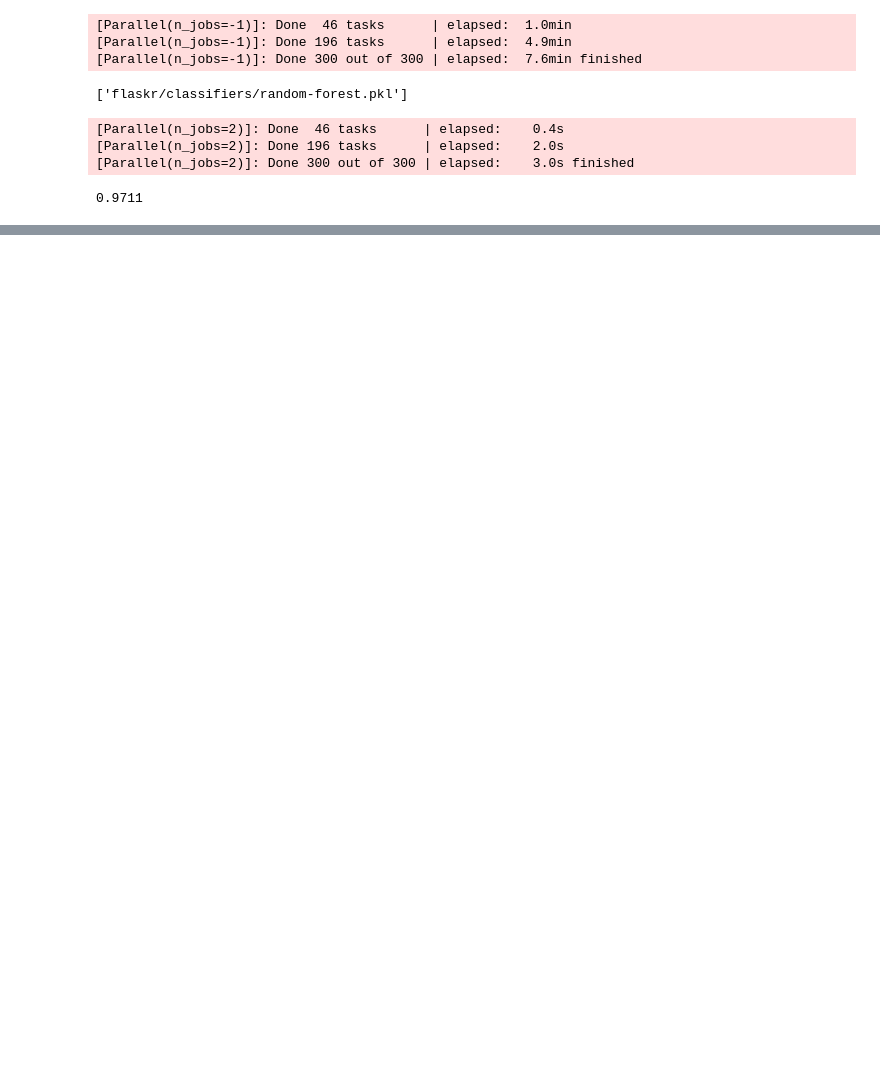
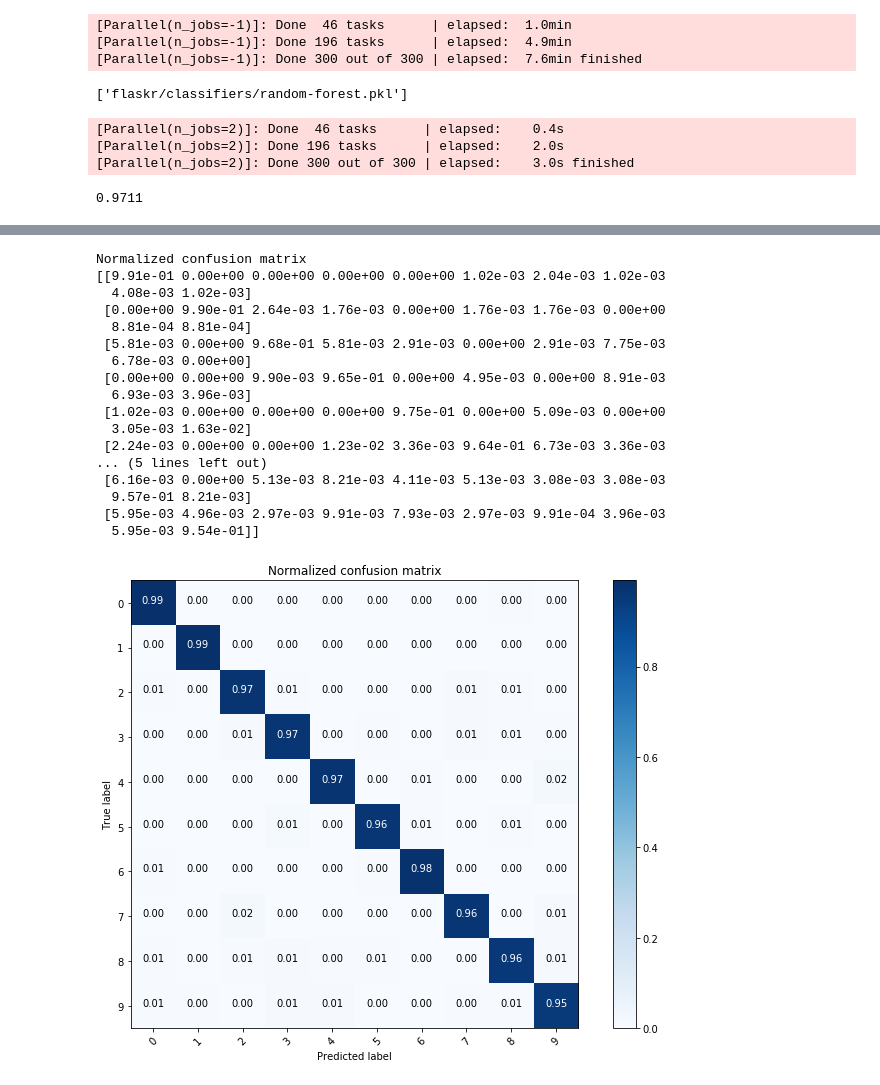
Before and after one commit to olecksamdr/digit-recognition, a Jupyter notebook: random forest.ipynb, the cells around one changed output, grey strips where cells are left out. Saved outputs shown, nothing was run; the diff lists cells and outputs as text; code cells hidden in the pictures; blank space fills up the shorter version.

```diff
--- a/random forest.ipynb
+++ b/random forest.ipynb
@@ -100,0 +142,24 @@ accuracy_score(y_test, y_pred)
+# %%
+# Plot normalized confusion matrix
+plt.figure(figsize=(10, 7))
+plot_confusion_matrix(cnf_matrix, classes=[0, 1, 2, 3, 4, 5, 6, 7, 8, 9], normalize=True,
+                      title='Normalized confusion matrix')
+# %% [output]
+Normalized confusion matrix
+[[9.91e-01 0.00e+00 0.00e+00 0.00e+00 0.00e+00 1.02e-03 2.04e-03 1.02e-03
+  4.08e-03 1.02e-03]
+ [0.00e+00 9.90e-01 2.64e-03 1.76e-03 0.00e+00 1.76e-03 1.76e-03 0.00e+00
+  8.81e-04 8.81e-04]
+ [5.81e-03 0.00e+00 9.68e-01 5.81e-03 2.91e-03 0.00e+00 2.91e-03 7.75e-03
+  6.78e-03 0.00e+00]
+ [0.00e+00 0.00e+00 9.90e-03 9.65e-01 0.00e+00 4.95e-03 0.00e+00 8.91e-03
+  6.93e-03 3.96e-03]
+ [1.02e-03 0.00e+00 0.00e+00 0.00e+00 9.75e-01 0.00e+00 5.09e-03 0.00e+00
+  3.05e-03 1.63e-02]
+ [2.24e-03 0.00e+00 0.00e+00 1.23e-02 3.36e-03 9.64e-01 6.73e-03 3.36e-03
+... (5 lines left out)
+ [6.16e-03 0.00e+00 5.13e-03 8.21e-03 4.11e-03 5.13e-03 3.08e-03 3.08e-03
+  9.57e-01 8.21e-03]
+ [5.95e-03 4.96e-03 2.97e-03 9.91e-03 7.93e-03 2.97e-03 9.91e-04 3.96e-03
+  5.95e-03 9.54e-01]]
+[figure, added]
```
Also changed, not shown: parts of 4 cells of this notebook.
